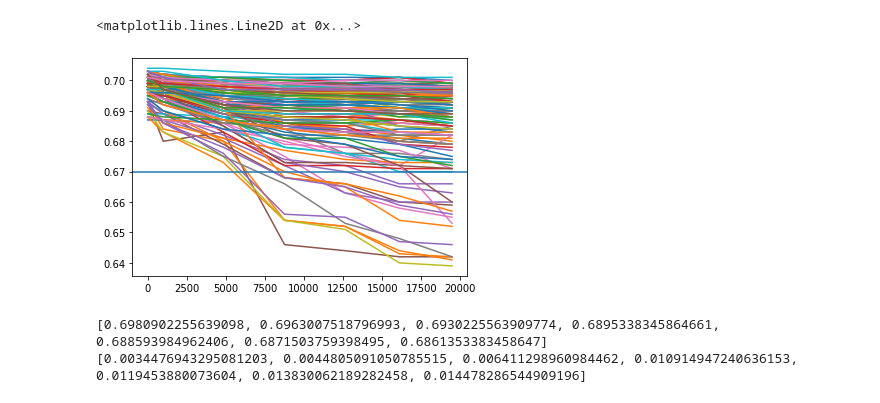
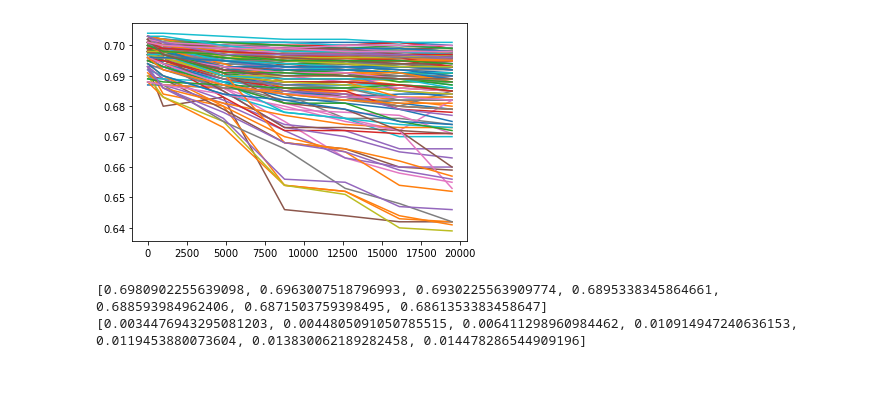
Before and after one commit to rommmmmka/data-processing, a Jupyter notebook: regression.ipynb, the cells around one changed output. Drawn from its saved outputs; the diff is of its cells as text; code cells hidden in the pictures.

```diff
--- a/regression.ipynb
+++ b/regression.ipynb
@@ -18,12 +18,11 @@ train, test = train_test_split(file, test_size=0.2, random_state=42)
 # %%
 for i in range(file.shape[0]):
     data_part = file[columns].iloc[i]
     data_part = np.array(data_part)
     plt.plot(time_labels, data_part)
-plt.axhline(y=y_limit, xmin=0, xmax=1)
+# plt.axhline(y=y_limit, xmin=0, xmax=1)
 # %% [output]
-<matplotlib.lines.Line2D at 0x...>
-[figure, old version]
+[figure, new version]
 # %%
 mean = []
 std = []
```
Also changed, not shown: parts of 1 cell of this notebook.
